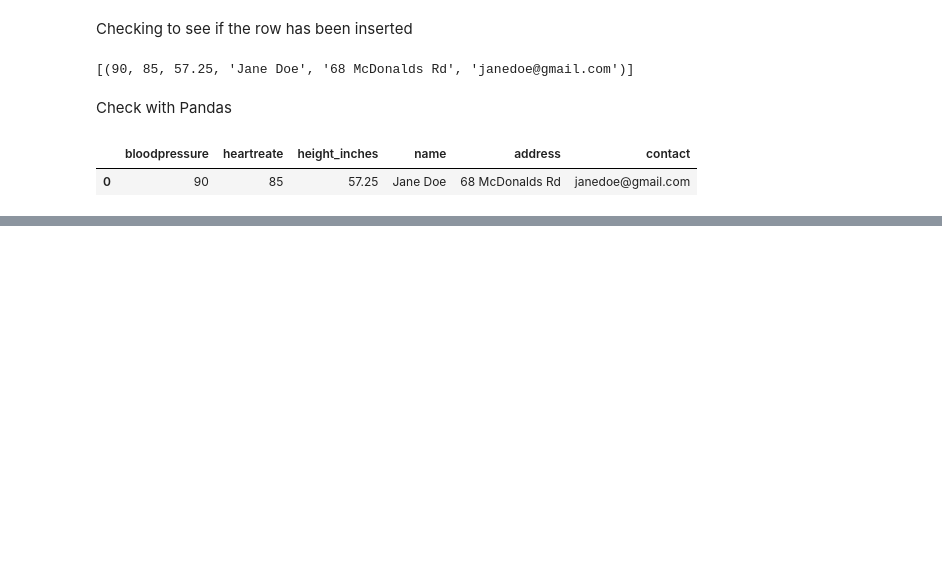
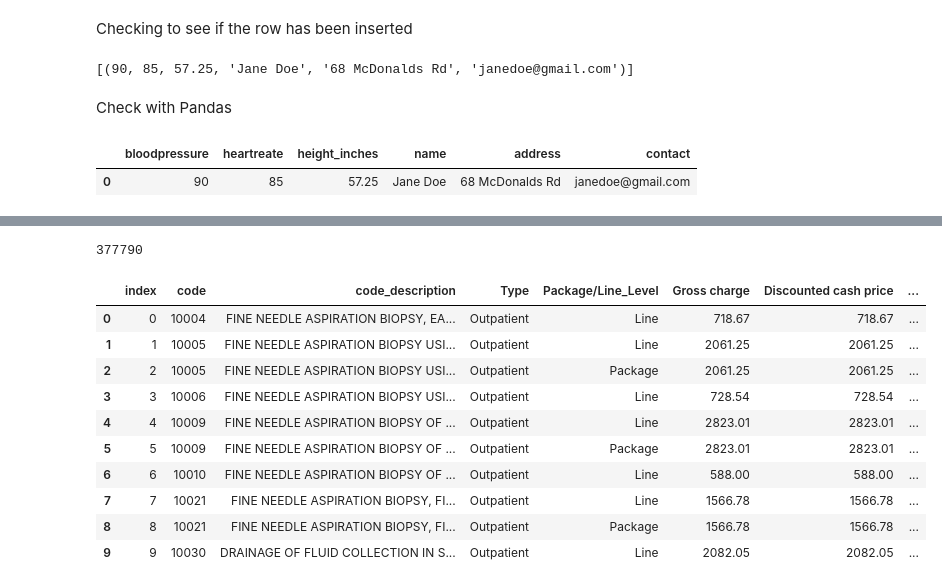
Before and after one commit to jas-tang/sqlite_database_operations, a Jupyter notebook: sqlite_database_operations.ipynb, the cells around one changed output, grey strips where cells are left out. Drawn from its saved outputs; the diff is of its cells as text; code cells hidden in the pictures; blank space fills up the shorter version.

```diff
--- a/sqlite_database_operations.ipynb
+++ b/sqlite_database_operations.ipynb
@@ -192,0 +330,27 @@ pd.read_sql_query("select * from healthinfo;", conn)
+# %%
+#Implementing the to_sql function from Pandas
+stonybrook_modified.to_sql('healthinfo', conn, if_exists='replace')
+# %% [output]
+377790
+# %%
+#Testing to see if it works
+query = '''
+  select *
+  from healthinfo
+  limit 10;
+'''
+
+output = pd.read_sql(query, conn)
+output
+# %% [output]
+|  | index | code | code_description | Type | Package/Line_Level | Gross charge | Discounted cash price | ... |
+| 0 | 0 | 10004 | FINE NEEDLE ASPIRATION BIOPSY, EA... | Outpatient | Line | 718.67 | 718.67 | ... |
+| 1 | 1 | 10005 | FINE NEEDLE ASPIRATION BIOPSY USI... | Outpatient | Line | 2061.25 | 2061.25 | ... |
+| 2 | 2 | 10005 | FINE NEEDLE ASPIRATION BIOPSY USI... | Outpatient | Package | 2061.25 | 2061.25 | ... |
+| 3 | 3 | 10006 | FINE NEEDLE ASPIRATION BIOPSY USI... | Outpatient | Line | 728.54 | 728.54 | ... |
+| 4 | 4 | 10009 | FINE NEEDLE ASPIRATION BIOPSY OF ... | Outpatient | Line | 2823.01 | 2823.01 | ... |
+| 5 | 5 | 10009 | FINE NEEDLE ASPIRATION BIOPSY OF ... | Outpatient | Package | 2823.01 | 2823.01 | ... |
+| 6 | 6 | 10010 | FINE NEEDLE ASPIRATION BIOPSY OF ... | Outpatient | Line | 588.00 | 588.00 | ... |
+| 7 | 7 | 10021 | FINE NEEDLE ASPIRATION BIOPSY, FI... | Outpatient | Line | 1566.78 | 1566.78 | ... |
+| 8 | 8 | 10021 | FINE NEEDLE ASPIRATION BIOPSY, FI... | Outpatient | Package | 1566.78 | 1566.78 | ... |
+| 9 | 9 | 10030 | DRAINAGE OF FLUID COLLECTION IN S... | Outpatient | Line | 2082.05 | 2082.05 | ... |
```
Also changed, not shown: parts of 19 cells of this notebook.
